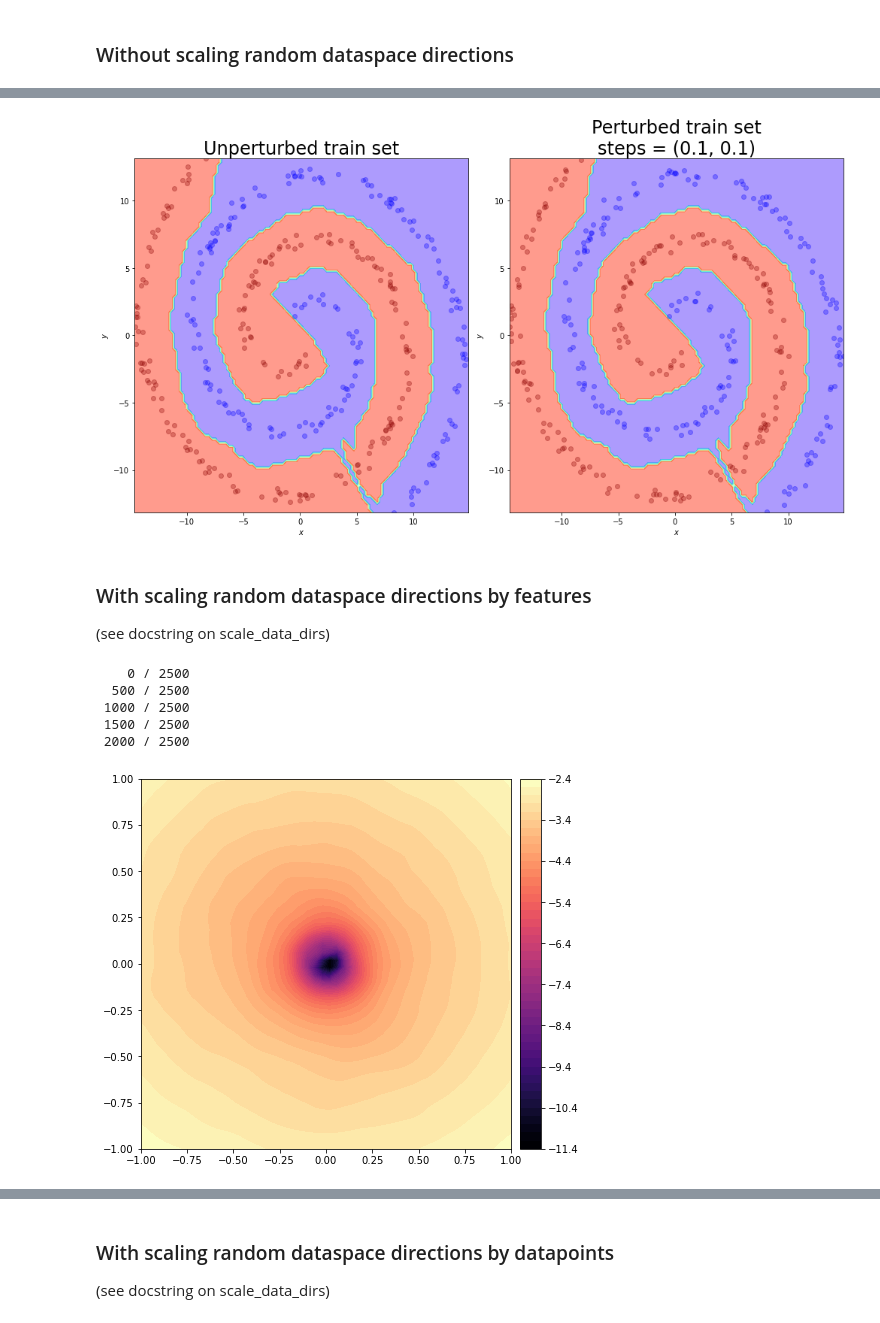
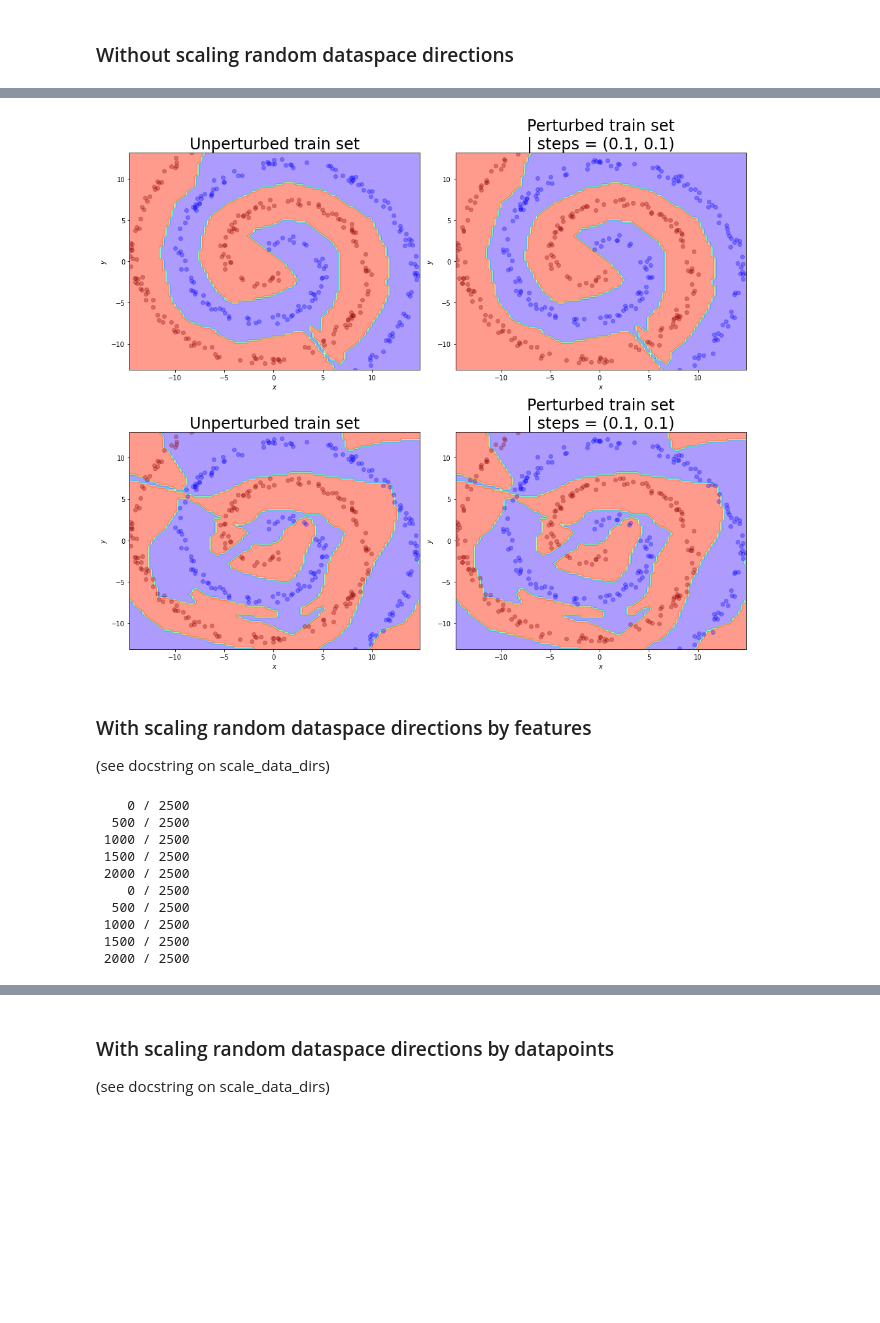
Before and after one commit to Burt360/loss-surfaces-in-data, a Jupyter notebook: swissroll.ipynb, the cells around one changed output, grey strips where cells are left out. Drawn from its saved outputs; the diff is of its cells as text; code cells hidden in the pictures; blank space fills up the shorter version.

Commit message:
feat: created comparisons of loss surfaces between unpoisoned and poisoned models in dataspace

```diff
--- a/swissroll.ipynb
+++ b/swissroll.ipynb
@@ -983,23 +962,33 @@ plot_loss_surface_dataspace(train_losses, xsteps, ysteps)
 # %%
 steps = 0.1, 0.1
 perturbed_dataset = get_perturbed_dataset(train_set, dirs, steps)
 
 xls, yls = get_xls_yls(train_set, perturbed_dataset)
 
-fig, axs = plt.subplots(1, 2, figsize=(14, 8))
+fig, axs = plt.subplots(2, 2, figsize=(14, 12))
 
-ax = axs[0]
+# Unpoisoned model
+ax = axs[0,0]
 plot_decision_boundary(model, train_set, xls, yls, ax)
 ax.set_title("Unperturbed train set", fontsize=24)
 
-ax = axs[1]
+ax = axs[0,1]
 plot_decision_boundary(model, perturbed_dataset, xls, yls, ax)
-ax.set_title(f"Perturbed train set\nsteps = {steps}", fontsize=24)
+ax.set_title(f"Perturbed train set\n| steps = {steps}", fontsize=24)
+
+# Poisoned model
+ax = axs[1,0]
+plot_decision_boundary(pmodel, train_set, xls, yls, ax)
+ax.set_title("Unperturbed train set", fontsize=24)
+
+ax = axs[1,1]
+plot_decision_boundary(pmodel, perturbed_dataset, xls, yls, ax)
+ax.set_title(f"Perturbed train set\n| steps = {steps}", fontsize=24)
 
 fig.tight_layout()
 fig.show()
 # %% [output]
-[figure, old version]
+[figure, new version]
 # %% [markdown]
 ### With scaling random dataspace directions by features
 
@@ -1007,19 +996,31 @@ fig.show()
 # %%
 dim = 0
 
+model.reset_weights()
+pmodel.reset_weights()
+
 rng = torch.Generator().manual_seed(42)
+
+# Note we're using the original (unpoisoned) train set
 dirs = get_2_random_dirs_data(train_set, rng)
 scale_dirs_data(train_set, dirs, dim=dim)
 
-model.reset_weights()
 xsteps, ysteps, train_losses = get_loss_surface_dataspace(model, train_set, dirs)
+*_, ptrain_losses = get_loss_surface_dataspace(pmodel, train_set, dirs)
+
+# Take logs
+logtrain_losses = np.log(train_losses)
+plogtrain_losses = np.log(ptrain_losses)
+
+norm = colors.Normalize(*get_min_max(logtrain_losses, plogtrain_losses))
 # %% [output]
     0 / 2500
   500 / 2500
  1000 / 2500
  1500 / 2500
  2000 / 2500
+    0 / 2500
+  500 / 2500
+ 1000 / 2500
+ 1500 / 2500
+ 2000 / 2500
-# %%
-plot_loss_surface_dataspace(train_losses, xsteps, ysteps)
-# %% [output]
-[figure, removed]
```
Also changed, not shown: parts of 27 cells of this notebook.
